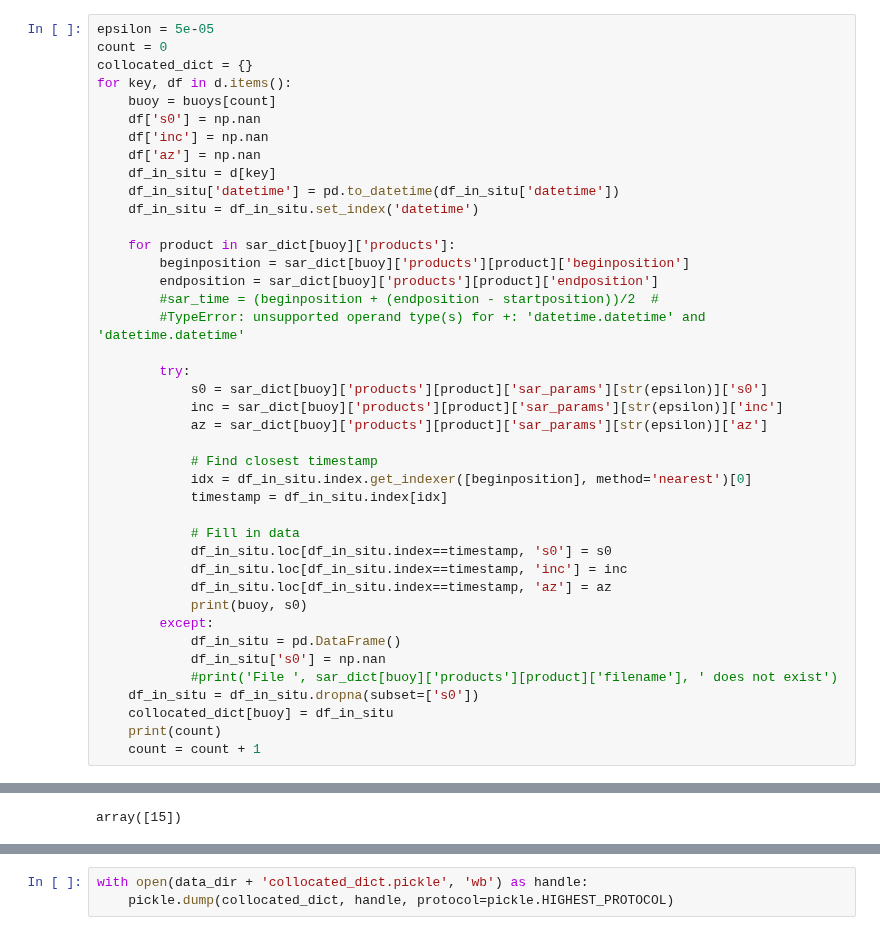
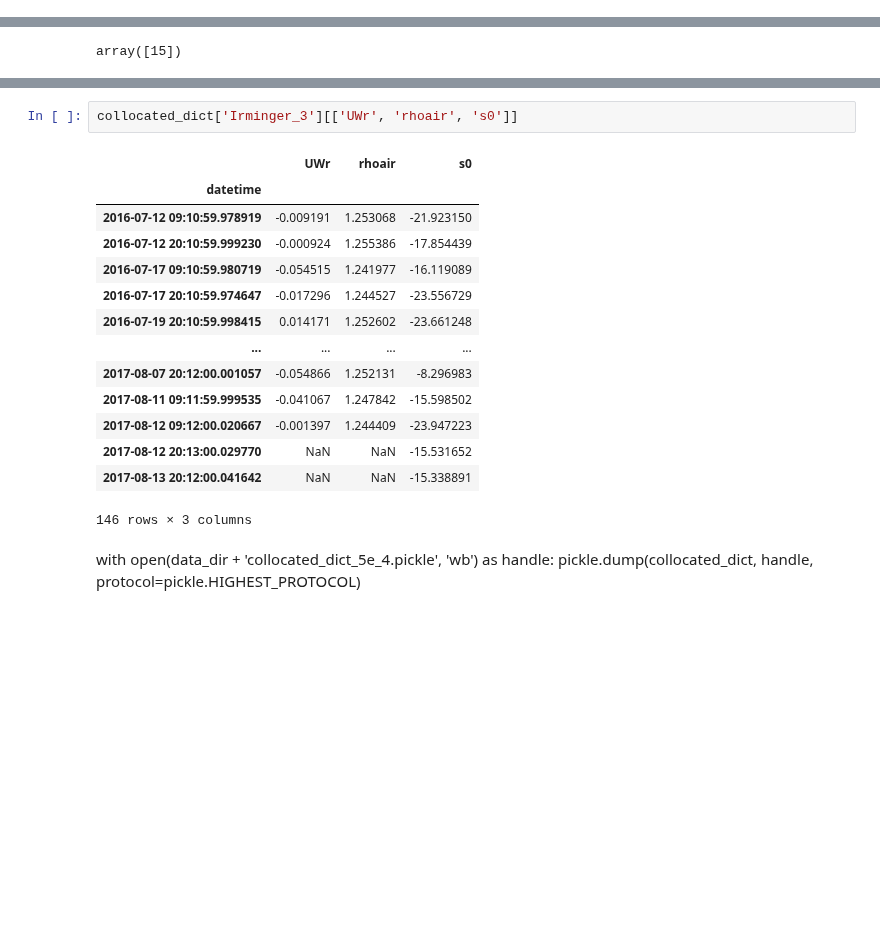
Before and after one commit to metno/machine-ocean-satdata, a Jupyter notebook: notebooks/collocation.ipynb, the cells around one changed output, grey strips where cells are left out. Cells and saved outputs as stored; diff of their text form; blank space fills up the shorter version.

```diff
--- a/notebooks/collocation.ipynb
+++ b/notebooks/collocation.ipynb
@@ -171,44 +169,3 @@ buoys
  'Endurance_9',
  'Pioneer_10',
  'Irminger_6']
-# %%
-epsilon = 5e-05
-count = 0
-collocated_dict = {}
-for key, df in d.items():
-    buoy = buoys[count]
-    df['s0'] = np.nan
-    df['inc'] = np.nan
-    df['az'] = np.nan
-    df_in_situ = d[key]
-    df_in_situ['datetime'] = pd.to_datetime(df_in_situ['datetime'])
-    df_in_situ = df_in_situ.set_index('datetime')
-
-    for product in sar_dict[buoy]['products']:
-        beginposition = sar_dict[buoy]['products'][product]['beginposition']
-        endposition = sar_dict[buoy]['products'][product]['endposition']
-        #sar_time = (beginposition + (endposition - startposition))/2  #
-        #TypeError: unsupported operand type(s) for +: 'datetime.datetime' and 'datetime.datetime'
-
-        try:
-            s0 = sar_dict[buoy]['products'][product]['sar_params'][str(epsilon)]['s0']
-            inc = sar_dict[buoy]['products'][product]['sar_params'][str(epsilon)]['inc']
-            az = sar_dict[buoy]['products'][product]['sar_params'][str(epsilon)]['az']
-
-            # Find closest timestamp
-            idx = df_in_situ.index.get_indexer([beginposition], method='nearest')[0]
-            timestamp = df_in_situ.index[idx]
-
-            # Fill in data
-            df_in_situ.loc[df_in_situ.index==timestamp, 's0'] = s0
-            df_in_situ.loc[df_in_situ.index==timestamp, 'inc'] = inc
-            df_in_situ.loc[df_in_situ.index==timestamp, 'az'] = az
-            print(buoy, s0)
-        except:
-            df_in_situ = pd.DataFrame()
-            df_in_situ['s0'] = np.nan
-            #print('File ', sar_dict[buoy]['products'][product]['filename'], ' does not exist')
-    df_in_situ = df_in_situ.dropna(subset=['s0'])
-    collocated_dict[buoy] = df_in_situ
-    print(count)
-    count = count + 1
@@ -258,6 +308,23 @@ collocated_dict['Pioneer_7'][['UWr', 'rhoair', 's0']]
-# %%
-with open(data_dir + 'collocated_dict.pickle', 'wb') as handle:
-    pickle.dump(collocated_dict, handle, protocol=pickle.HIGHEST_PROTOCOL)
+# %%
+collocated_dict['Irminger_3'][['UWr', 'rhoair', 's0']]
+# %% [output]
+|  | UWr | rhoair | s0 |
+| datetime |  |  |  |
+| 2016-07-12 09:10:59.978919 | -0.009191 | 1.253068 | -21.923150 |
+| 2016-07-12 20:10:59.999230 | -0.000924 | 1.255386 | -17.854439 |
+| 2016-07-17 09:10:59.980719 | -0.054515 | 1.241977 | -16.119089 |
+| 2016-07-17 20:10:59.974647 | -0.017296 | 1.244527 | -23.556729 |
+| 2016-07-19 20:10:59.998415 | 0.014171 | 1.252602 | -23.661248 |
+| ... | ... | ... | ... |
+| 2017-08-07 20:12:00.001057 | -0.054866 | 1.252131 | -8.296983 |
+| 2017-08-11 09:11:59.999535 | -0.041067 | 1.247842 | -15.598502 |
+| 2017-08-12 09:12:00.020667 | -0.001397 | 1.244409 | -23.947223 |
+| 2017-08-12 20:13:00.029770 | NaN | NaN | -15.531652 |
+| 2017-08-13 20:12:00.041642 | NaN | NaN | -15.338891 |
+146 rows × 3 columns
+# %% [markdown]
+with open(data_dir + 'collocated_dict_5e_4.pickle', 'wb') as handle:
+    pickle.dump(collocated_dict, handle, protocol=pickle.HIGHEST_PROTOCOL)
 # %%
 sar_dict['Pioneer_7']['products']['7e1d1641-af53-4486-bb45-8411c61d1aba']['sar_params']['5e-05'].keys()
 # %% [output]
```
Also changed, not shown: parts of 10 cells of this notebook, 7 other files.
